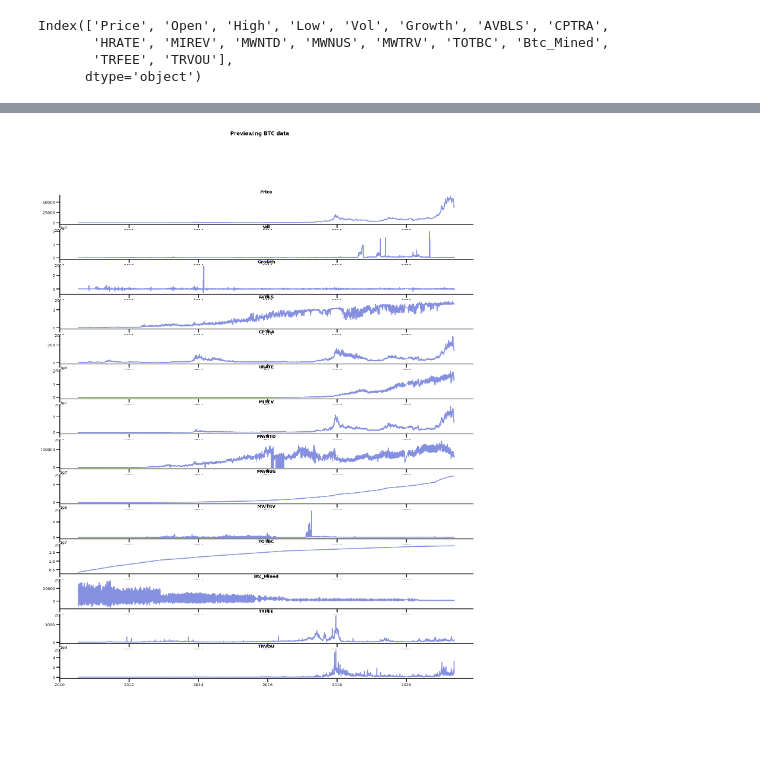
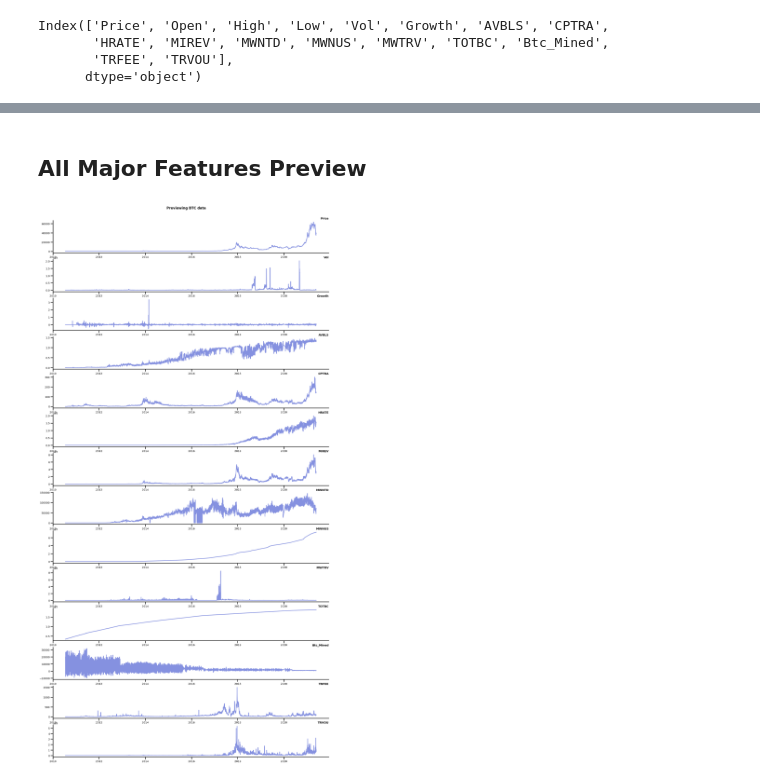
Before and after one commit to serg-razum-off/DFP-Numeric-2, a Jupyter notebook: train/btc_playground.ipynb, the cells around one changed output, grey strips where cells are left out. Saved outputs shown, nothing was run; the diff lists cells and outputs as text; code cells hidden in the pictures; blank space fills up the shorter version.

Commit message:
SR: refactoring cls_data.py.def _plt_plot_timeseries

```diff
--- a/train/btc_playground.ipynb
+++ b/train/btc_playground.ipynb
@@ -109,4 +99,6 @@ pd.read_csv(os.path.join(dir_path, "BTC-RatesHistData.csv"))
+# %% [markdown]
+## All Major Features Preview
 # %%
-data_manager.preview_features(features_skip=['Open', 'High', 'Low'], fig_size=(25,30))
+data_manager.preview_features_ts(features_skip=['Open', 'High', 'Low'], fig_size=(25,50))
 # %% [output]
-[figure, old version]
+[figure, new version]
```
Also changed, not shown: parts of 6 cells of this notebook, 4 other files.
